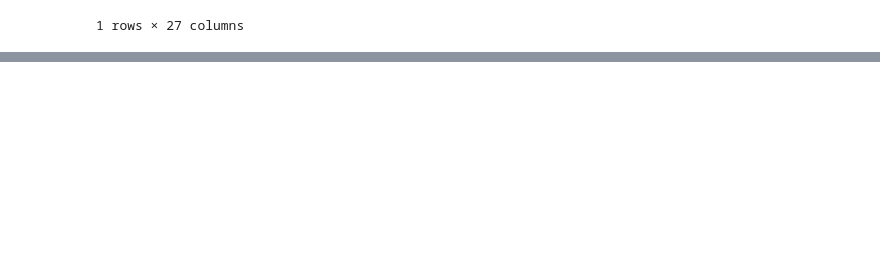
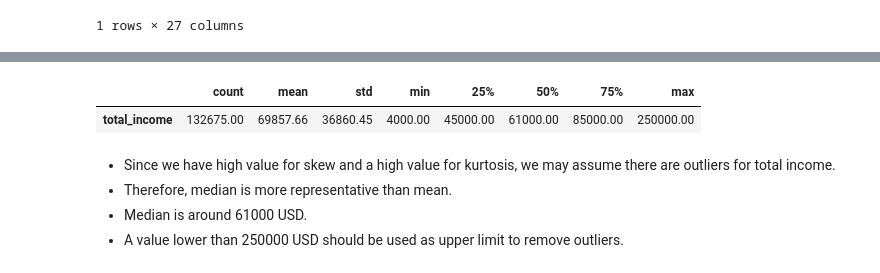
Before and after one commit to lucasquemelli/credit_default_risk_prediction, a Jupyter notebook: credit_risk_notebook.ipynb, the cells around one changed output, grey strips where cells are left out. Drawn from its saved outputs; the diff is of its cells as text; code cells hidden in the pictures; blank space fills up the shorter version.

```diff
--- a/credit_risk_notebook.ipynb
+++ b/credit_risk_notebook.ipynb
@@ -220,0 +400,19 @@ data[data["user_id"] == 3166625]
+# %%
+pd.set_option('display.float_format', lambda x: '%.3f' % x)
+
+# Central Tendency - Mean, Mediana
+ct1 = pd.DataFrame(num_attributes.apply(np.mean)).T
+ct2 = pd.DataFrame(num_attributes.apply(np.median)).T
+
+# Dispersions - Std, Min, Max, Range, Skew, Kurtosis
+d1 = pd.DataFrame(num_attributes.apply(np.std)).T
+d2 = pd.DataFrame(num_attributes.apply(min)).T
+d3 = pd.DataFrame(num_attributes.apply(max)).T
+d4 = pd.DataFrame(num_attributes.apply(lambda x: x.max() - x.min())).T
+d5 = pd.DataFrame(num_attributes.apply(lambda x: x.skew())).T
+d6 = pd.DataFrame(num_attributes.apply(lambda x: x.kurtosis())).T
+
+# Concatenate
+ct = pd.concat([d2, d3, d4, ct1, ct2, d1, d5, d6]).T.reset_index()
+ct.columns = ['attributes', 'min', 'max', 'range', 'mean', 'median', 'std', 'skew', 'kurtosis']
+ct
@@ -220,0 +462,21 @@ data[data["user_id"] == 3166625]
+# %%
+aux = num_attributes.copy()
+aux = aux[aux["total_income"] <= 250000]
+
+plt.figure(figsize=(16,5))
+
+plt.subplot(1,3,1)
+sns.histplot(aux["total_income"], color="black")
+plt.xlabel("Total income (USD)")
+plt.xticks(rotation=45);
+
+plt.subplot(1,3,2)
+sns.distplot(aux["total_income"], color="black")
+plt.xlabel("Total income (USD)")
+plt.xticks(rotation=45);
+
+plt.subplot(1,3,3)
+sns.boxplot(y='total_income',data=aux, color="gray")
+plt.ylabel("Total income (USD)")
+
+plt.subplots_adjust(wspace = 0.30);
@@ -220,0 +485,11 @@ data[data["user_id"] == 3166625]
+# %%
+pd.set_option('display.float_format', lambda x: '%.2f' % x)
+pd.DataFrame(aux["total_income"]).describe().T
+# %% [output]
+|  | count | mean | std | min | 25% | 50% | 75% | max |
+| total_income | 132675.00 | 69857.66 | 36860.45 | 4000.00 | 45000.00 | 61000.00 | 85000.00 | 250000.00 |
+# %% [markdown]
+- Since we have high value for skew and a high value for kurtosis, we may assume there are outliers for total income.
+- Therefore, median is more representative than mean.
+- Median is around 61000 USD.
+- A value lower than 250000 USD should be used as upper limit to remove outliers.
```
Also changed, not shown: parts of 25 cells of this notebook.
